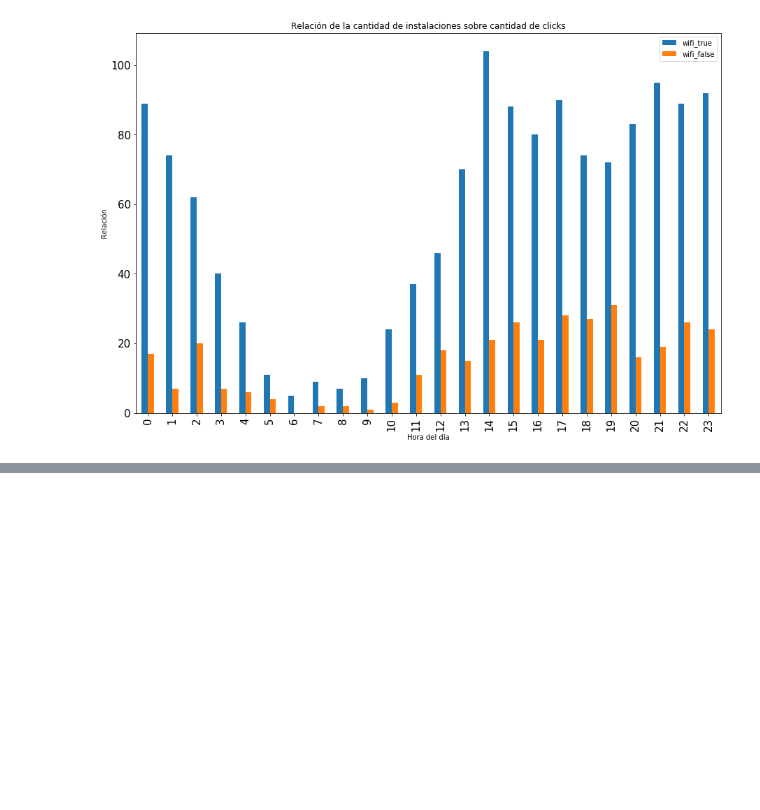
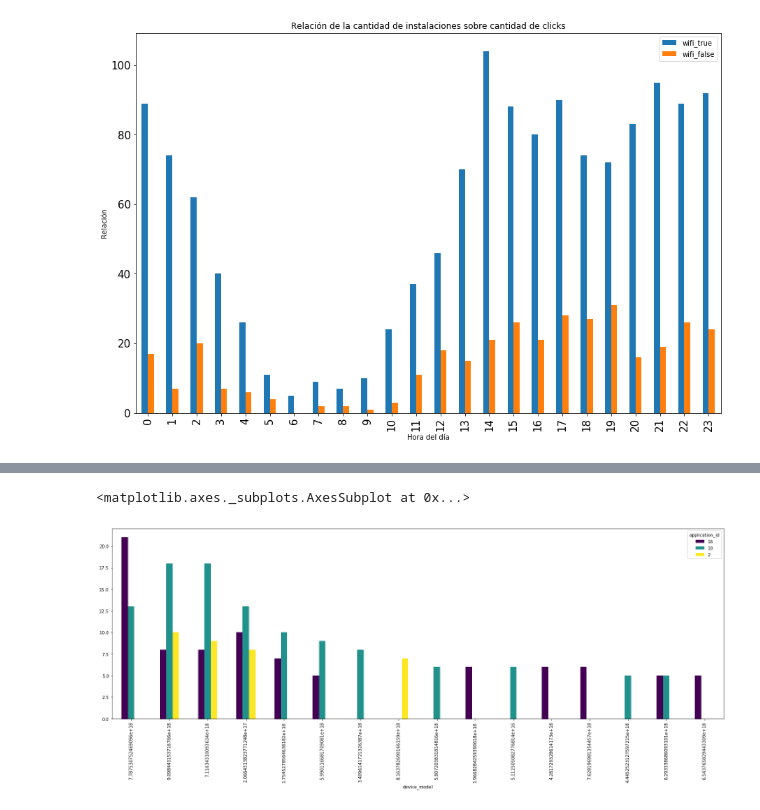
Before and after one commit to AlejandroKler/Datanesa, a Jupyter notebook: analisis_clicks_installs_nico.ipynb, the cells around one changed output, grey strips where cells are left out. Drawn from its saved outputs; the diff is of its cells as text; code cells hidden in the pictures; blank space fills up the shorter version.

```diff
--- a/analisis_clicks_installs_nico.ipynb
+++ b/analisis_clicks_installs_nico.ipynb
@@ -306,0 +395,9 @@ ax;
+# %%
+device_model_brand = installs[installs["device_brand"] == "3.083058605577787e+17"]
+# %%
+device_model_plot = device_model_brand.groupby(["device_model", "application_id"]).agg({"cantidad_instalaciones":"sum"}).sort_values("cantidad_instalaciones",ascending=False)
+# %%
+device_model_plot.reset_index().head(26).pivot(index='device_model', columns='application_id', values='cantidad_instalaciones').plot(kind='bar', figsize = (25,8), colormap='viridis')
+# %% [output]
+<matplotlib.axes._subplots.AxesSubplot at 0x...>
+[figure, added]
```
Also changed, not shown: parts of 13 cells of this notebook.
